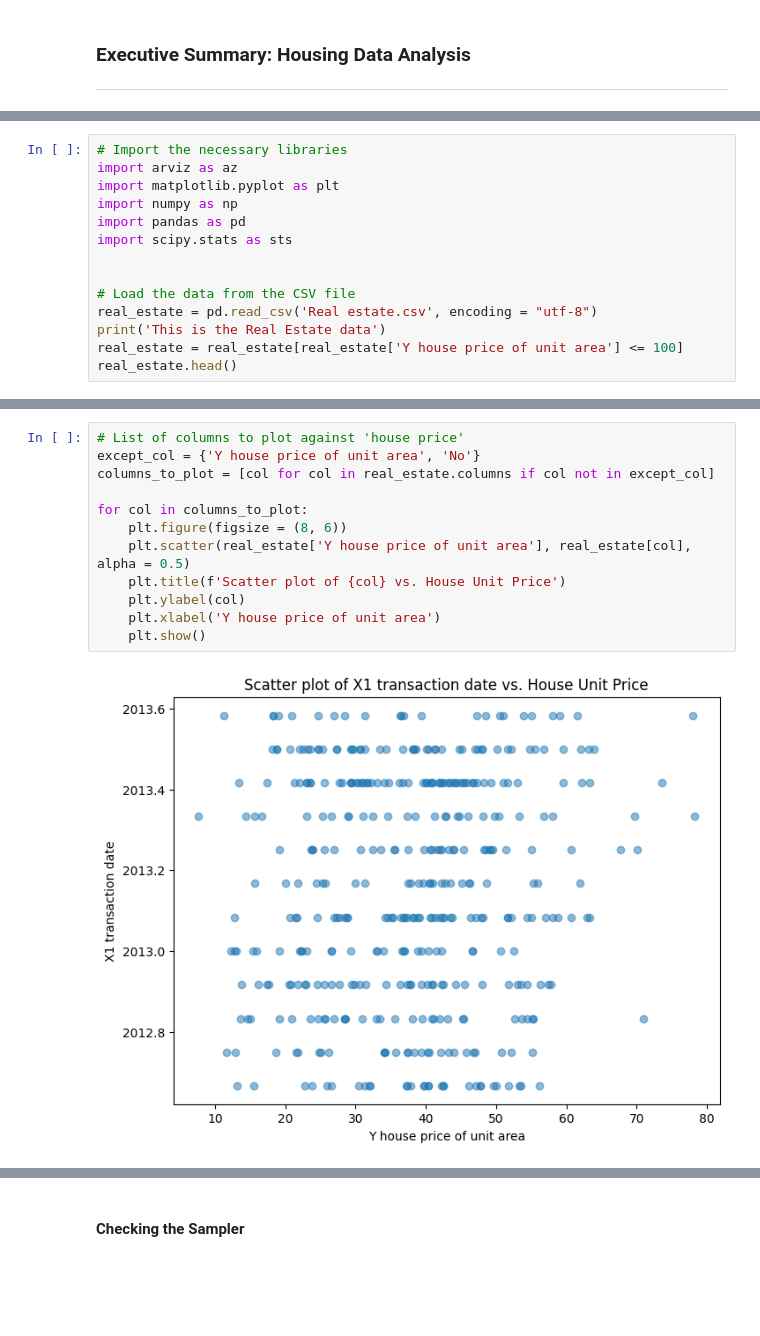
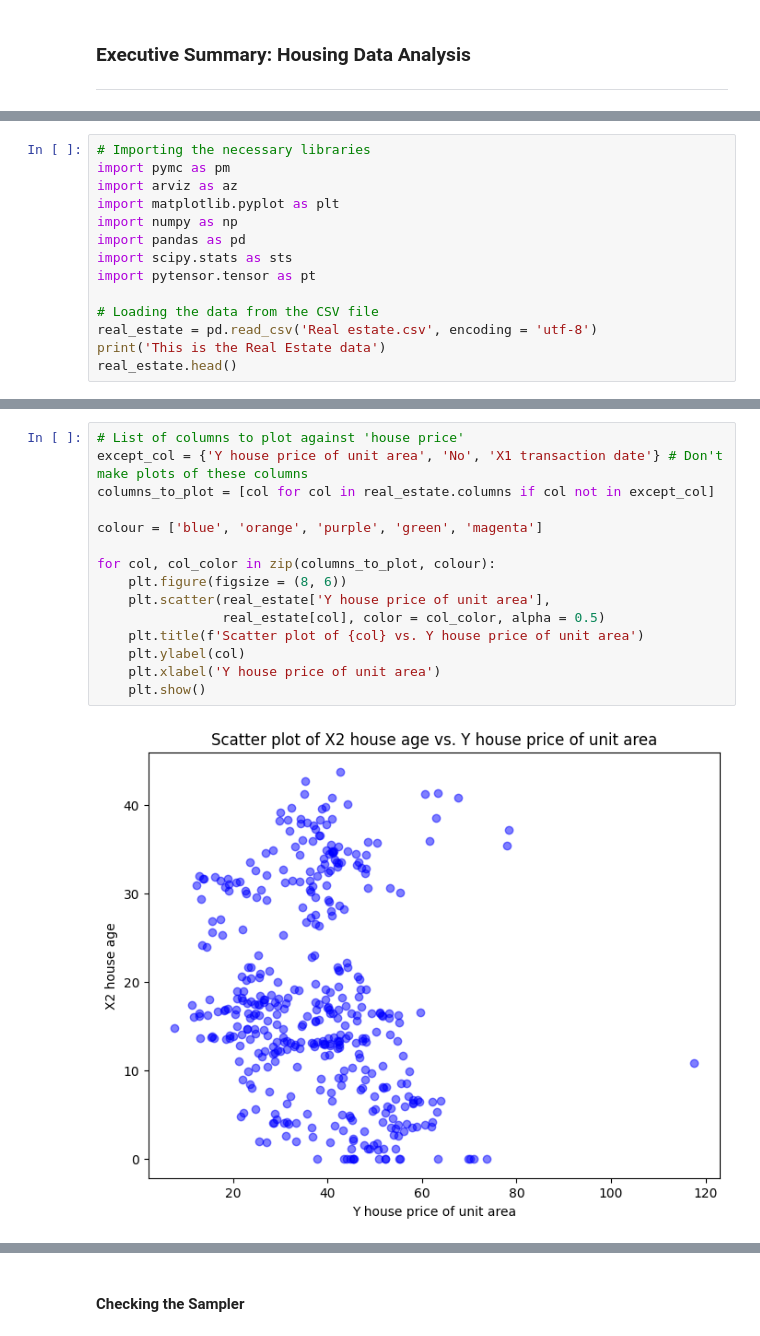
Before and after one commit to MacBeth-M/CS146-Project-1---Linear-Regression, a Jupyter notebook: CS146LinearRegression.ipynb, the cells around one changed output, grey strips where cells are left out. Saved outputs shown, nothing was run; the diff lists cells and outputs as text; blank space fills up the shorter version.

```diff
--- a/CS146LinearRegression.ipynb
+++ b/CS146LinearRegression.ipynb
@@ -75,16 +69,16 @@ We're running PyMC v5.6.1 today.
 # %%
-# Import the necessary libraries
+# Importing the necessary libraries
+import pymc as pm
 import arviz as az
 import matplotlib.pyplot as plt
 import numpy as np
 import pandas as pd
 import scipy.stats as sts
+import pytensor.tensor as pt
 
-
-# Load the data from the CSV file
-real_estate = pd.read_csv('Real estate.csv', encoding = "utf-8")
+# Loading the data from the CSV file
+real_estate = pd.read_csv('Real estate.csv', encoding = 'utf-8')
 print('This is the Real Estate data')
-real_estate = real_estate[real_estate['Y house price of unit area'] <= 100]
 real_estate.head()
 # %% [output]
 This is the Real Estate data
@@ -99,14 +95,17 @@ This is the Real Estate data
 # %%
 # List of columns to plot against 'house price'
-except_col = {'Y house price of unit area', 'No'}
+except_col = {'Y house price of unit area', 'No', 'X1 transaction date'} # Don't make plots of these columns
 columns_to_plot = [col for col in real_estate.columns if col not in except_col]
 
-for col in columns_to_plot:
+colour = ['blue', 'orange', 'purple', 'green', 'magenta']
+
+for col, col_color in zip(columns_to_plot, colour):
     plt.figure(figsize = (8, 6))
-    plt.scatter(real_estate['Y house price of unit area'], real_estate[col], alpha = 0.5)
-    plt.title(f'Scatter plot of {col} vs. House Unit Price')
+    plt.scatter(real_estate['Y house price of unit area'],
+                real_estate[col], color = col_color, alpha = 0.5)
+    plt.title(f'Scatter plot of {col} vs. Y house price of unit area')
     plt.ylabel(col)
     plt.xlabel('Y house price of unit area')
     plt.show()
 # %% [output]
-[figure, old version]
+[figure, new version]
```
Also changed, not shown: parts of 67 cells of this notebook, 2 other files.
